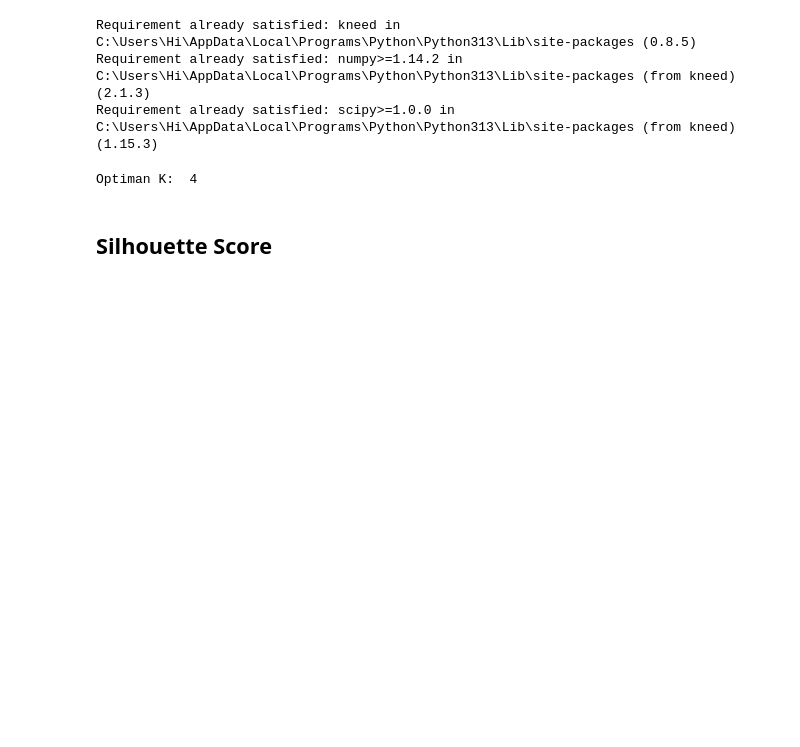
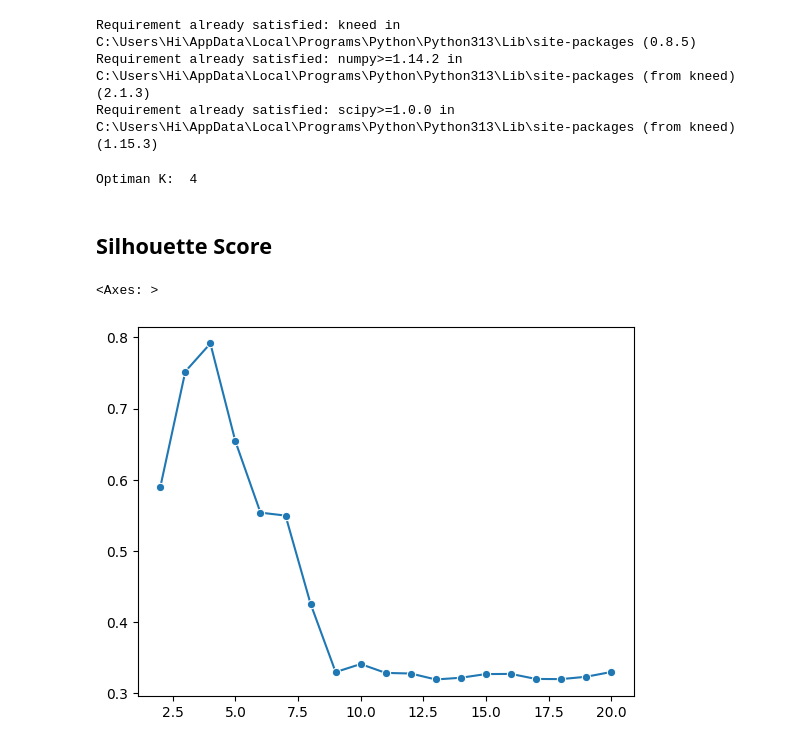
Before and after one commit to Tauhid-Topu-007/Unsupervised-ML, a Jupyter notebook: K-Means/Untitled.ipynb, the cells around one changed output. Cells and saved outputs as stored; diff of their text form; code cells hidden in the pictures; blank space fills up the shorter version.

Commit message:
silhouette_score plot

```diff
--- a/K-Means/Untitled.ipynb
+++ b/K-Means/Untitled.ipynb
@@ -96,3 +96,9 @@ for k in range(2,21):
     score=silhouette_score(x,labels)
 
     ss.append(score)
+# %%
+# plot k and ss
+sns.lineplot(x=range(2,21),y=ss,marker='o')
+# %% [output]
+<Axes: >
+[figure, added]
```
